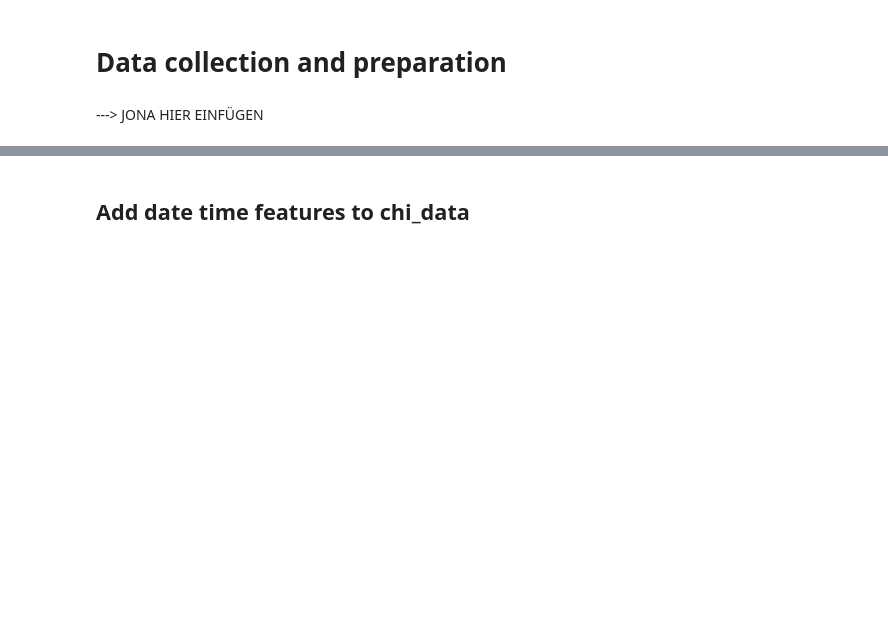
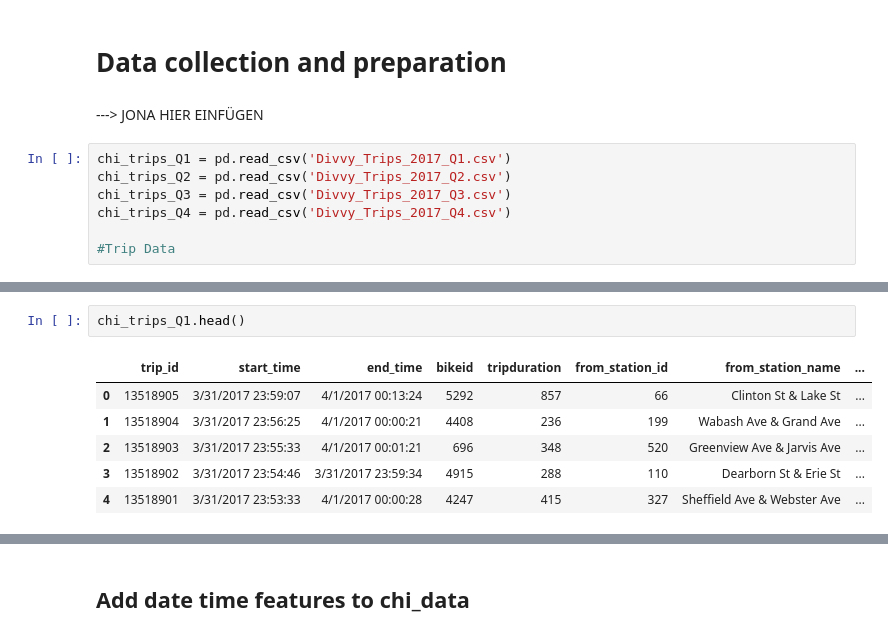
Before and after one commit to NeffIsBack/ThePredictors_DSML_Team_Assignment, a Jupyter notebook: Descriptive_Analytics.ipynb, the cells around one changed output, grey strips where cells are left out. Cells and saved outputs as stored; diff of their text form; blank space fills up the shorter version.

```diff
--- a/Descriptive_Analytics.ipynb
+++ b/Descriptive_Analytics.ipynb
@@ -45,3 +47,10 @@ chi_weather = pd.read_csv("weather_hourly_chicago.csv")
 # Data collection and preparation
 # %% [markdown]
 ---> JONA HIER EINFÜGEN
+# %%
+chi_trips_Q1 = pd.read_csv('Divvy_Trips_2017_Q1.csv')
+chi_trips_Q2 = pd.read_csv('Divvy_Trips_2017_Q2.csv')
+chi_trips_Q3 = pd.read_csv('Divvy_Trips_2017_Q3.csv')
+chi_trips_Q4 = pd.read_csv('Divvy_Trips_2017_Q4.csv')
+
+#Trip Data
@@ -47,0 +79,9 @@ chi_weather = pd.read_csv("weather_hourly_chicago.csv")
+# %%
+chi_trips_Q1.head()
+# %% [output]
+|  | trip_id | start_time | end_time | bikeid | tripduration | from_station_id | from_station_name | ... |
+| 0 | 13518905 | 3/31/2017 23:59:07 | 4/1/2017 00:13:24 | 5292 | 857 | 66 | Clinton St & Lake St | ... |
+| 1 | 13518904 | 3/31/2017 23:56:25 | 4/1/2017 00:00:21 | 4408 | 236 | 199 | Wabash Ave & Grand Ave | ... |
+| 2 | 13518903 | 3/31/2017 23:55:33 | 4/1/2017 00:01:21 | 696 | 348 | 520 | Greenview Ave & Jarvis Ave | ... |
+| 3 | 13518902 | 3/31/2017 23:54:46 | 3/31/2017 23:59:34 | 4915 | 288 | 110 | Dearborn St & Erie St | ... |
+| 4 | 13518901 | 3/31/2017 23:53:33 | 4/1/2017 00:00:28 | 4247 | 415 | 327 | Sheffield Ave & Webster Ave | ... |
```
Also changed, not shown: parts of 37 cells of this notebook.
